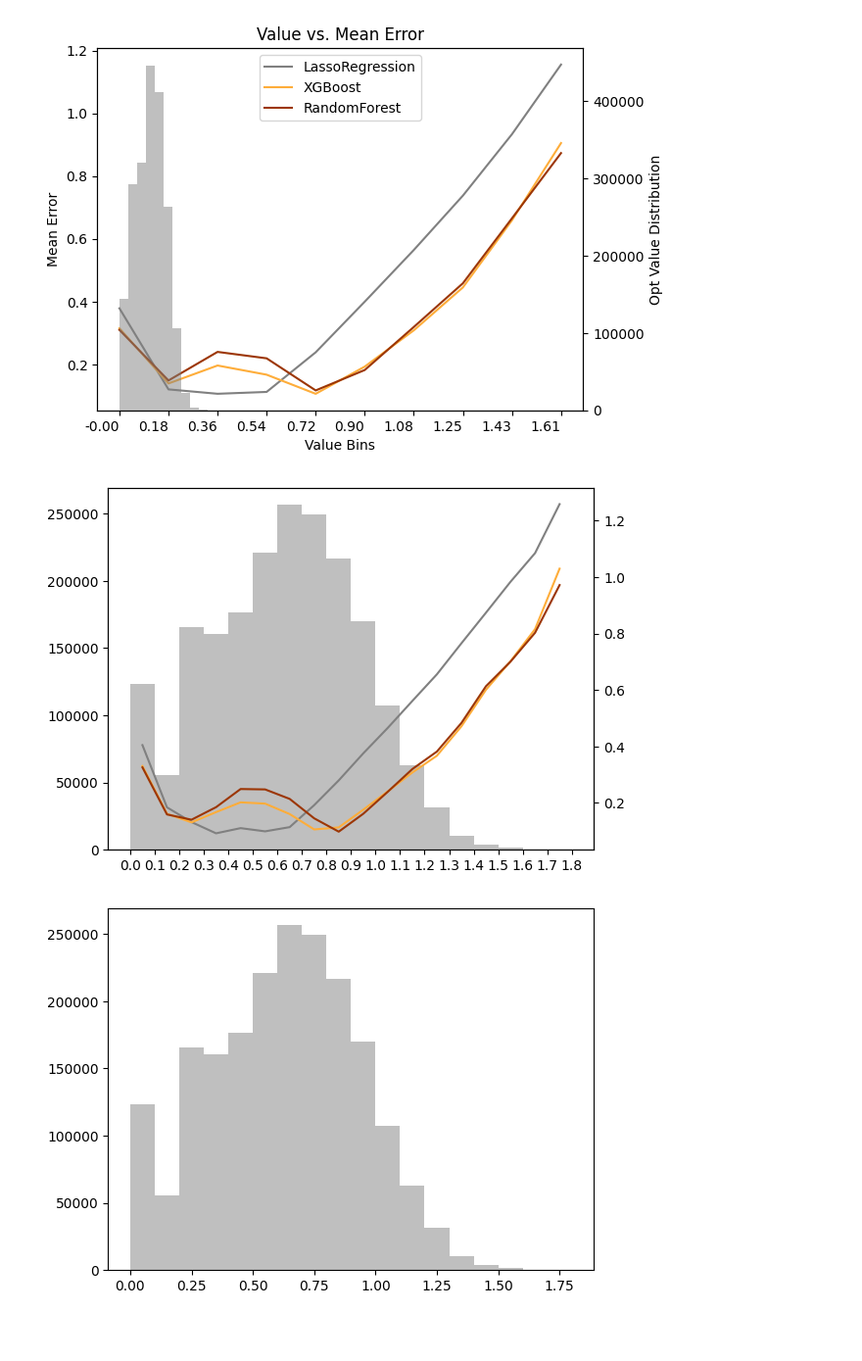
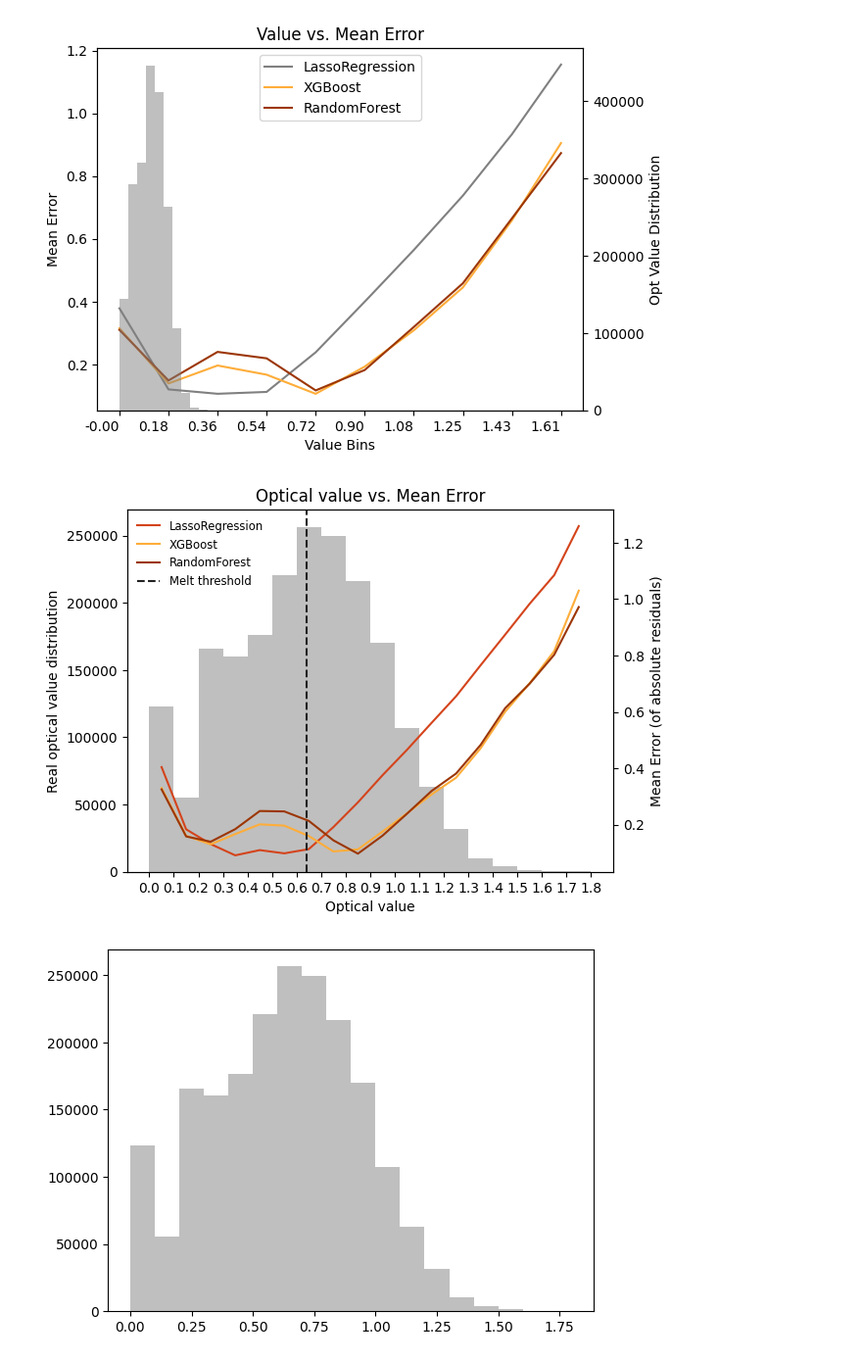
Before and after one commit to linaskerath/RP_Greenland, a Jupyter notebook: Scripts/xx_model_performance_analysis.ipynb, the cells around one changed output. Shown at 98% size. Saved outputs shown, nothing was run; the diff lists cells and outputs as text; code cells hidden in the pictures; blank space fills up the shorter version.

Commit message:
plot

```diff
--- a/Scripts/xx_model_performance_analysis.ipynb
+++ b/Scripts/xx_model_performance_analysis.ipynb
@@ -150,34 +143,32 @@ for model in model_list:
 # %%
 ####
 # df_ = f.mean_predict(LinReg, data)[['opt_value']]
 
-colors = ['#808080', '#fead3a',  '#9c3605']
+colors = ['#d4441c', '#fead3a',  '#9c3605']
 
 
 fig, ax = plt.subplots()
 ax.hist(df_['opt_value'], bins=bin_edges, color='gray', alpha=0.5)
 ax.xaxis.set_major_locator(MultipleLocator(0.1))
 
-
-# line chart
-# df = f.mean_predict(model_list[0], data)[['row', 'col', 'error_prediction', 'opt_value']]
-# df['value_bin'] = pd.cut(df['opt_value'], bins=bin_edges, labels=False)
-# mean_error = df.groupby('value_bin')['error_prediction'].mean()
-# # Create the secondary y-axis
 ax2 = ax.twinx()
 for i in range(len(mean_error_list)):
     ax2.plot(bin_labels, mean_error_list[i].values, label=model_list[i].name, color=colors[i])
-# ax2.plot(np.arange(0.05, 1.85, 0.1), mean_error_list[i].values, label=model_list[i].name) # , color=colors[i])
-# ax2.set_ylabel('Opt Value Distribution')
+
+# Add a vertical line at x=0.64
+ax2.axvline(x=0.64, color='#222222', linestyle='--', label = 'Melt threshold')
+
+ax.set_xlabel('Optical value')
+ax.set_ylabel('Real optical value distribution')
+ax2.set_ylabel('Mean Error (of absolute residuals)')
+ax.set_title('Optical value vs. Mean Error')
 
 
-# plt.show()
-
-
-# # Add a vertical line at x=0.64
-# # ax1.axvline(x=0.64, color='red', linestyle='--')
+legend = ax2.legend(loc='upper left', fontsize='small')
+legend.get_frame().set_alpha(0.0)
+plt.show()
 # %% [output]
-[figure, old version]
+[figure, new version]
 # %%
 num_bins = 10
 bin_range = (df_['opt_value'].min(), df_['opt_value'].max())
```
Also changed, not shown: parts of 2 cells of this notebook.
